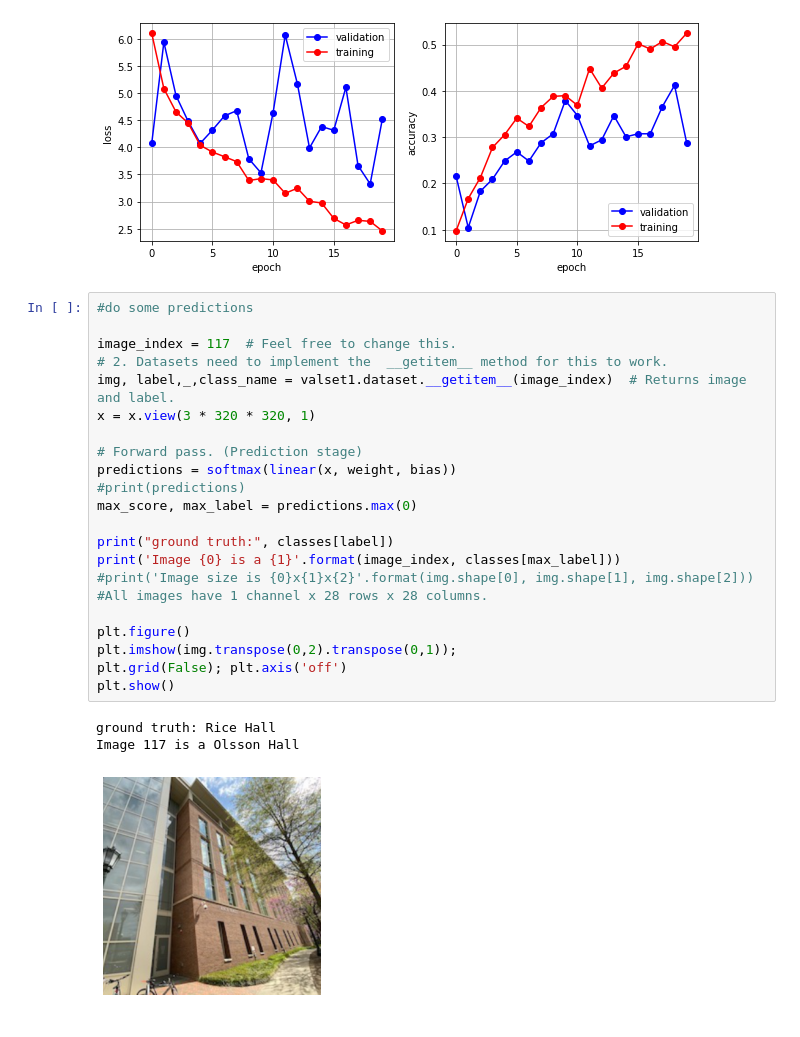
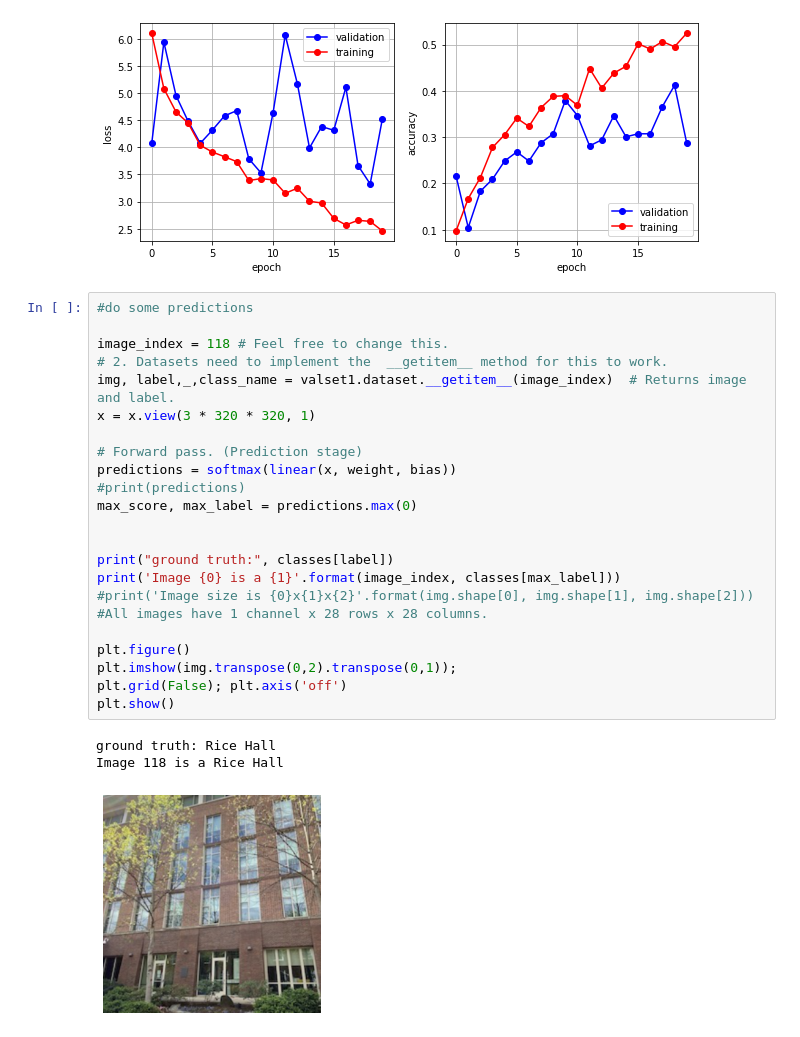
Before and after one commit to soneyahossain/deep_learning_project, a Jupyter notebook: deep_learning_project.ipynb, the cells around one changed output. Saved outputs shown, nothing was run; the diff lists cells and outputs as text.

```diff
--- a/deep_learning_project.ipynb
+++ b/deep_learning_project.ipynb
@@ -283,29 +283,30 @@ plt.show()
 # %%
 #do some predictions
 
-image_index = 117  # Feel free to change this.
+image_index = 118 # Feel free to change this.
 # 2. Datasets need to implement the  __getitem__ method for this to work.
 img, label,_,class_name = valset1.dataset.__getitem__(image_index)  # Returns image and label.
 x = x.view(3 * 320 * 320, 1)
 
 # Forward pass. (Prediction stage)
 predictions = softmax(linear(x, weight, bias))
 #print(predictions)
 max_score, max_label = predictions.max(0)
+
 
 print("ground truth:", classes[label])
 print('Image {0} is a {1}'.format(image_index, classes[max_label]))
 #print('Image size is {0}x{1}x{2}'.format(img.shape[0], img.shape[1], img.shape[2]))
 #All images have 1 channel x 28 rows x 28 columns.
 
 plt.figure()
 plt.imshow(img.transpose(0,2).transpose(0,1));
 plt.grid(False); plt.axis('off')
 plt.show()
 # %% [output]
 ground truth: Rice Hall
-Image 117 is a Olsson Hall
+Image 118 is a Rice Hall
-[figure, old version]
+[figure, new version]
 # %%
 no_classes = 20
 
```
Also changed, not shown: parts of 1 cell of this notebook.
